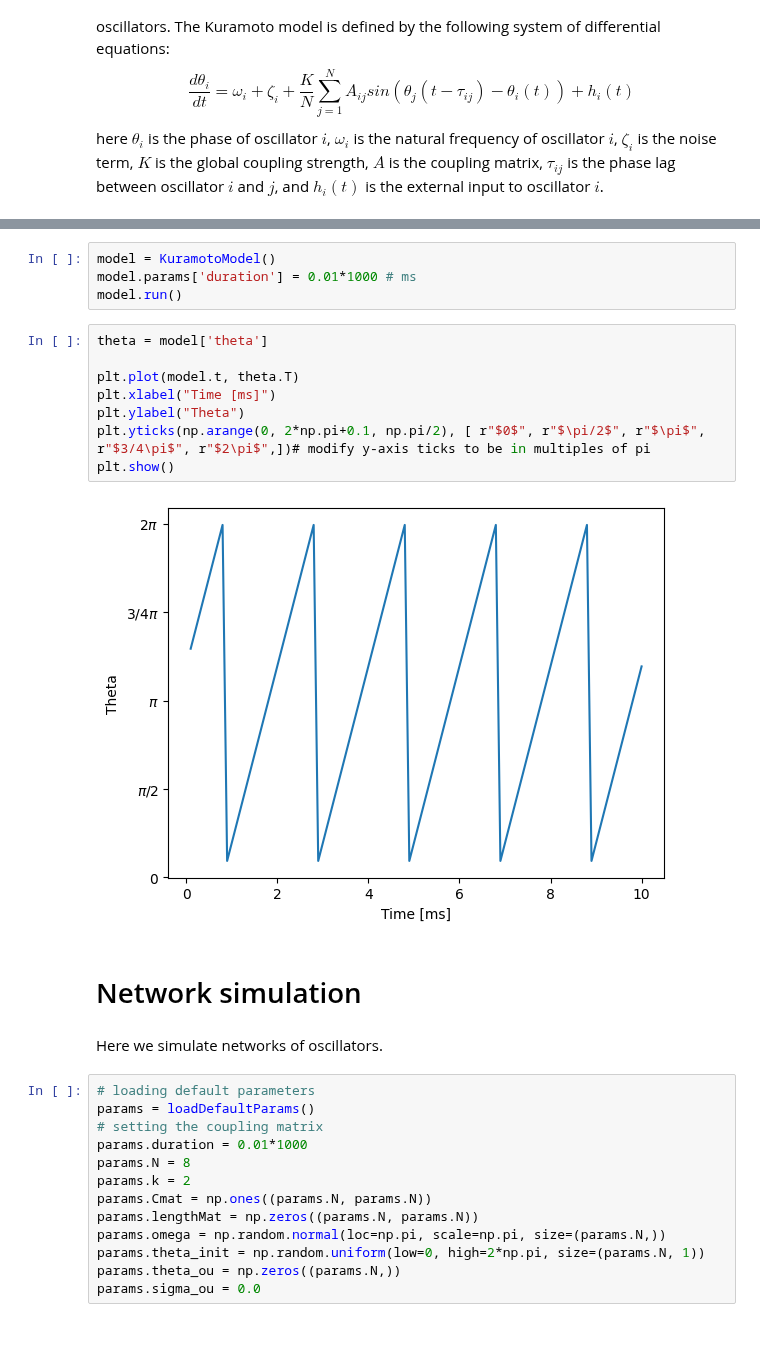
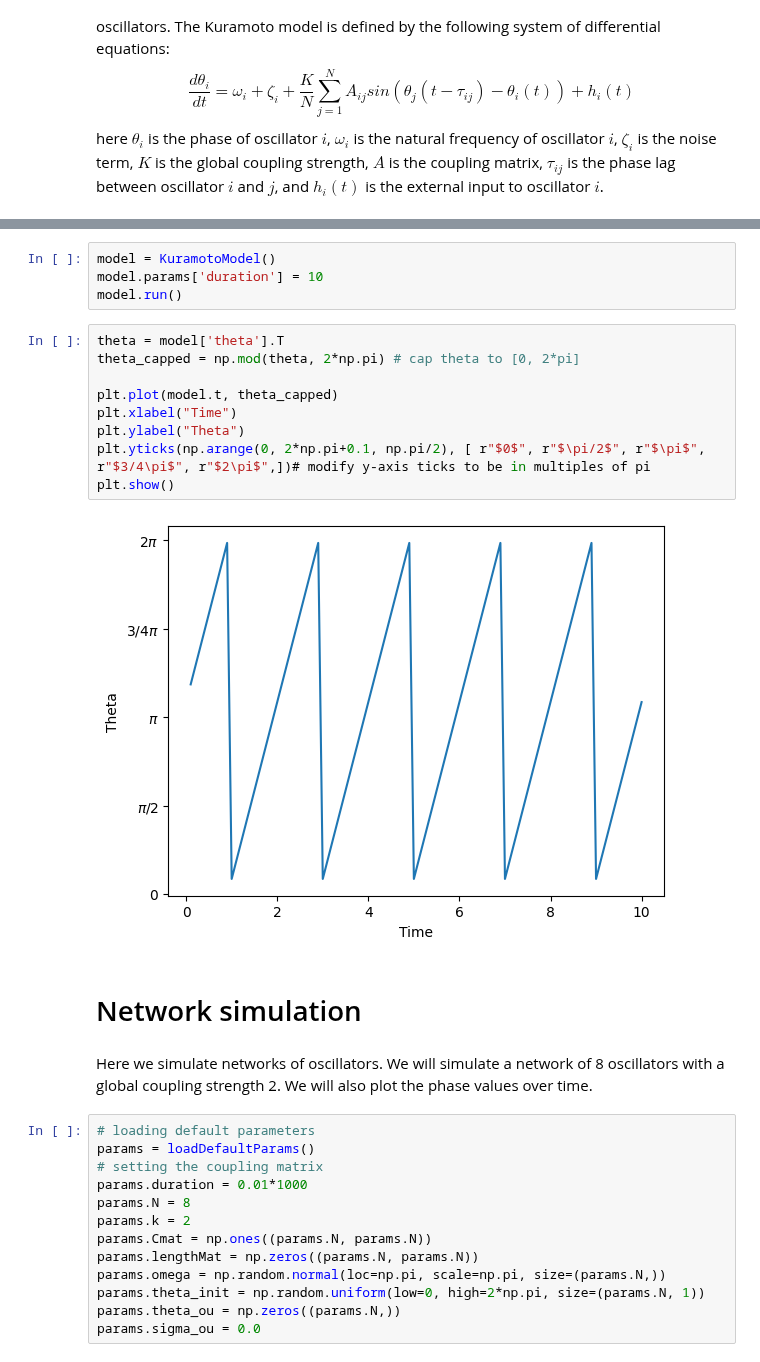
Before and after one commit to neurolib-dev/neurolib, a Jupyter notebook: examples/example-0.5-kuramoto.ipynb, the cells around one changed output, grey strips where cells are left out. Saved outputs shown, nothing was run; the diff lists cells and outputs as text; blank space fills up the shorter version.

```diff
--- a/examples/example-0.5-kuramoto.ipynb
+++ b/examples/example-0.5-kuramoto.ipynb
@@ -37,21 +44,22 @@ plt.rcParams['image.cmap'] = 'plasma'
 # %%
 model = KuramotoModel()
-model.params['duration'] = 0.01*1000 # ms
+model.params['duration'] = 10
 model.run()
 # %%
-theta = model['theta']
+theta = model['theta'].T
+theta_capped = np.mod(theta, 2*np.pi) # cap theta to [0, 2*pi]
 
-plt.plot(model.t, theta.T)
-plt.xlabel("Time [ms]")
+plt.plot(model.t, theta_capped)
+plt.xlabel("Time")
 plt.ylabel("Theta")
 plt.yticks(np.arange(0, 2*np.pi+0.1, np.pi/2), [ r"$0$", r"$\pi/2$", r"$\pi$", r"$3/4\pi$", r"$2\pi$",])# modify y-axis ticks to be in multiples of pi
 plt.show()
 # %% [output]
-[figure, old version]
+[figure, new version]
 # %% [markdown]
 # Network simulation
-# %% [markdown]
-Here we simulate networks of oscillators.
+# %% [markdown]
+Here we simulate networks of oscillators. We will simulate a network of 8 oscillators with a global coupling strength 2. We will also plot the phase values over time.
 # %%
 # loading default parameters
 params = loadDefaultParams()
```
Also changed, not shown: parts of 12 cells of this notebook, 3 other files.
